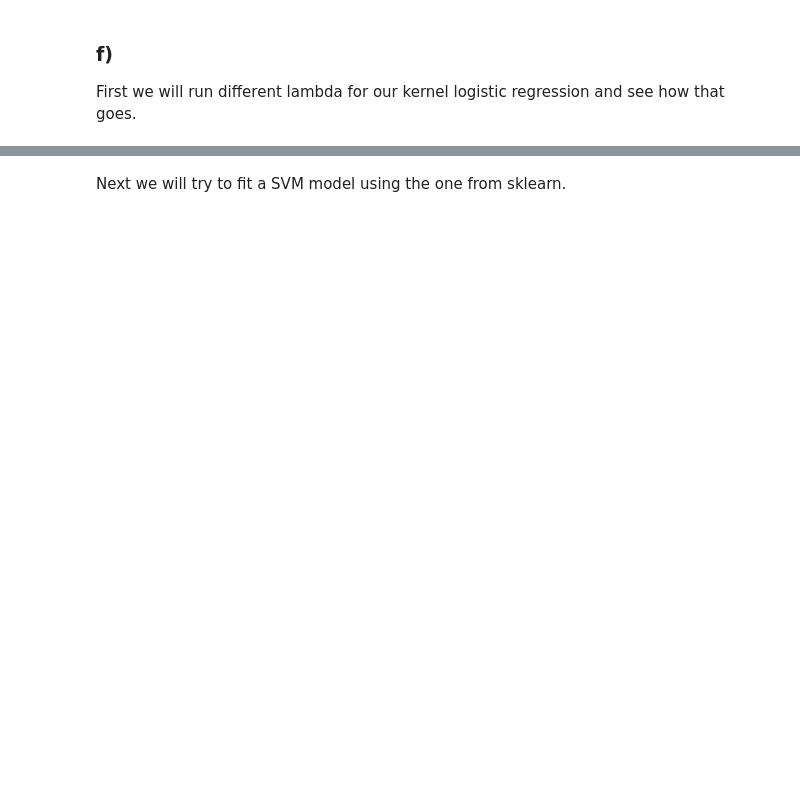
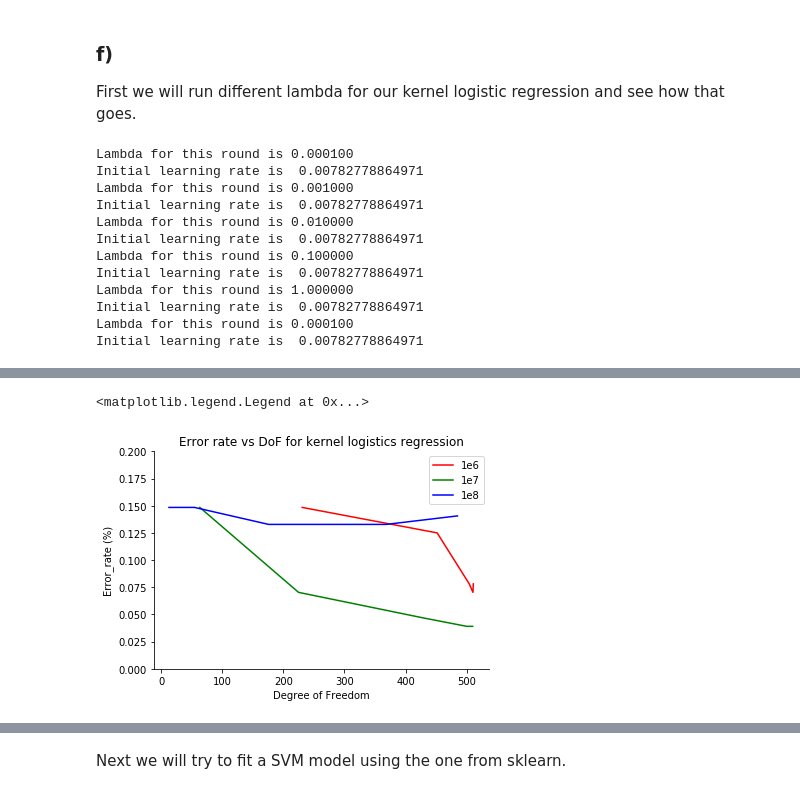
Before and after one commit to FDSMlhn/STAT538, a Jupyter notebook: HW8.ipynb, the cells around one changed output, grey strips where cells are left out. Cells and saved outputs as stored; diff of their text form; code cells hidden in the pictures; blank space fills up the shorter version.

```diff
--- a/HW8.ipynb
+++ b/HW8.ipynb
@@ -152,6 +152,6 @@ def mysvm_grad(eps= 1e-4, alpha_search= 0.5, beta= 0.5):
     return GRAM, alpha
 # %%
-GRAM, alpha = mysvm_grad()
+GRAM, alpha = mysvm_grad(sigma=1e6)
 # np.amax(X_train)
 # y_train.shapep
 # %% [output]
@@ -180,3 +180,14 @@ pred[prob.reshape(511) < 0.5] =-1
 print(np.sum(pred==y_train))
 # %% [output]
 511
+# %%
+result = np.zeros((N,M))
+for i in range(N):
+    for j in range(M):
+        result[i,j] = RBF(X_train[i],X_test[j],1e6)
+prob = 1/(1+np.exp(-np.dot(result.T, alpha)))
+#print(prob)
+y_pred = np.ones_like(y_test)
+y_pred[prob.reshape(128) < 0.5] =-1
+error_rate = 1 - np.mean(y_pred==y_test)
+print(error_rate)
@@ -190,31 +206,56 @@ e)
 First we will run different lambda for our kernel logistic regression and see how that goes.
 # %%
 lambda_list = [0.0001,0.001,0.01,0.1,1]
+sigma_list  = [1e6,1e7,1e8]
 M = len(X_test)
 N = len(X_train)
-
-error_rate_list =[]
-dof_list = []
-for lambd in lambda_list:
-    print("Lambda for this round is %f" % lambd)
-    GRAM, alpha = mysvm_grad()
-    result = np.zeros((N,M))
-    for i in range(N):
-        for j in range(M):
-            result[i,j] = RBF(X_train[i],X_test[j])
-
-    prob = 1/(1+np.exp(-np.dot(result.T, alpha)))
-    y_pred = np.ones_like(y_train)
-    y_pred[prob.reshape(128) < 0.5] =-1
-    error_rate = 1 - np.mean(pred==y_train)
-    dof = np.trace(np.dot(np.linalg.inv(GRAM) + lambd * np.identity(N), GRAM))
-    error_rate_list.append(error_rate)
-    dof_list.append(dof)
 
 fig1 = plt.subplot()
 fig1.spines['right'].set_visible(False)
 fig1.spines['top'].set_visible(False)
 
-fig1.plot(parameter_list1,guassian_result[6*i:6*(i+1)],color=colors[i], label=str(parameter_list2[i]))
+colors= ['red','green','blue']
+sigmas  = ['1e6','1e7','1e8']
+for k,sigma in enumerate(sigma_list):
+    error_rate_list =[]
+    dof_list = []
 
-fig1.set(title= 'Error rate vs DoF for kernel logistics regression',ylabel='Error_rate (%)',xlabel='Degree of Freedom',ylim=(0,0.4))
+    for lambd in lambda_list:
+        print("Lambda for this round is %f" % lambd)
+        GRAM, alpha = mysvm_grad(verbose=False,sigma=sigma)
+        result = np.zeros((N,M))
+        for i in range(N):
+            for j in range(M):
+                result[i,j] = RBF(X_train[i],X_test[j],sigma= sigma)
+
+        prob = 1/(1+np.exp(-np.dot(GRAM, alpha)))
+        pred = np.ones_like(y_train)
+        pred[prob.reshape(511) < 0.5] =-1
+        #print(np.sum(pred==y_train))
+        #print(result)
+        prob = 1/(1+np.exp(-np.dot(result.T, alpha)))
+        #print(prob)
+        y_pred = np.ones_like(y_test)
+        y_pred[prob.reshape(128) < 0.5] =-1
+        error_rate = 1 - np.mean(y_pred==y_test)
+        dof = np.trace(np.dot(np.linalg.inv(GRAM + lambd * np.identity(N)), GRAM))
+        error_rate_list.append(error_rate)
+        dof_list.append(dof)
+
+    fig1.plot(dof_list,error_rate_list,color=colors[k],label=sigmas[k])
+
+fig1.set(title= 'Error rate vs DoF for kernel logistics regression',ylabel='Error_rate (%)',xlabel='Degree of Freedom',ylim=(0,0.2))
+fig1.legend()
+# %% [output]
+Lambda for this round is 0.000100
+Initial learning rate is  0.00782778864971
+Lambda for this round is 0.001000
+Initial learning rate is  0.00782778864971
+Lambda for this round is 0.010000
+Initial learning rate is  0.00782778864971
+Lambda for this round is 0.100000
+Initial learning rate is  0.00782778864971
+Lambda for this round is 1.000000
+Initial learning rate is  0.00782778864971
+Lambda for this round is 0.000100
+Initial learning rate is  0.00782778864971
@@ -220,0 +280,2 @@ fig1.set(title= 'Error rate vs DoF for kernel logistics regression',ylabel='Erro
+<matplotlib.legend.Legend at 0x...>
+[figure, added]
```
Also changed, not shown: parts of 10 cells of this notebook.
